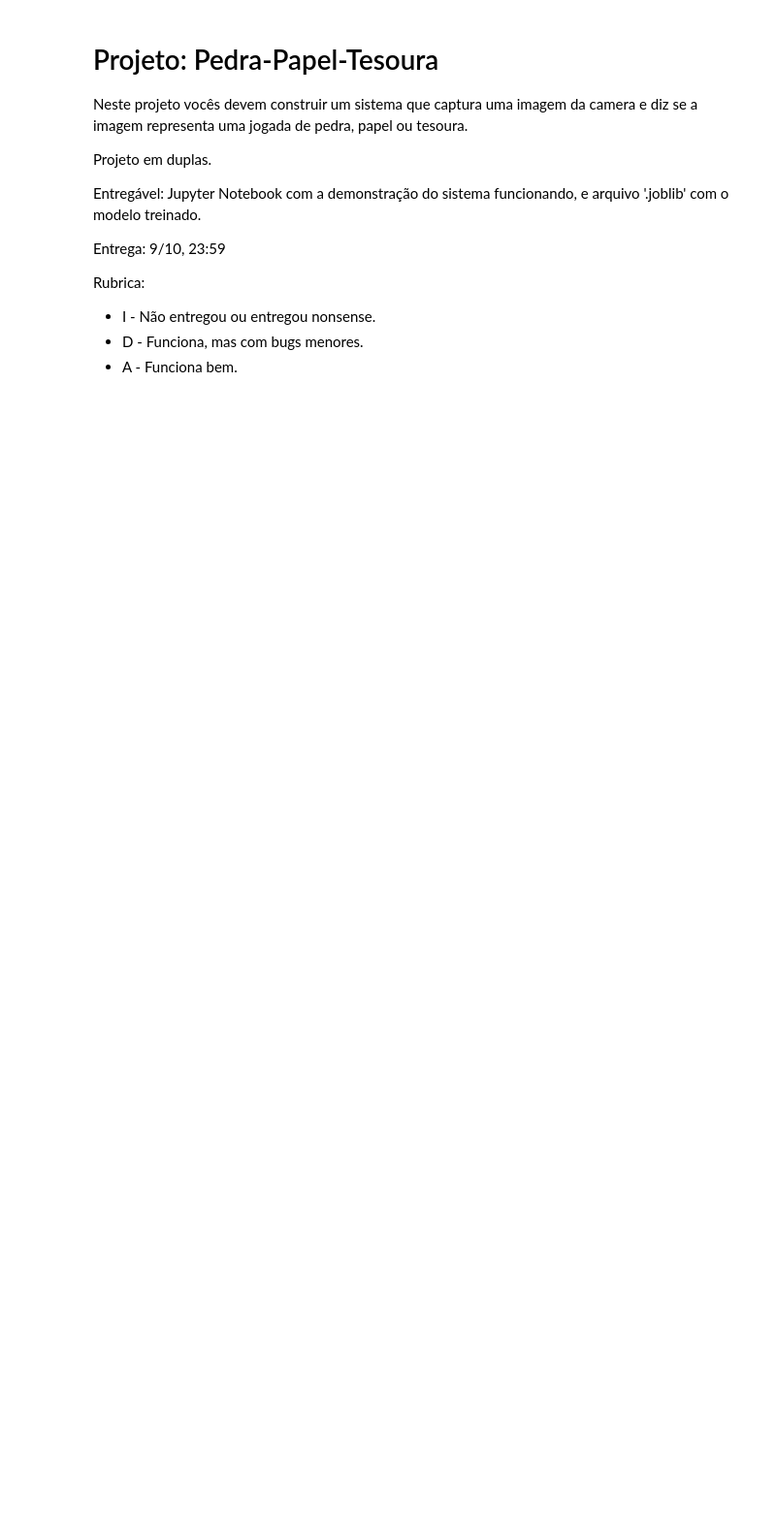
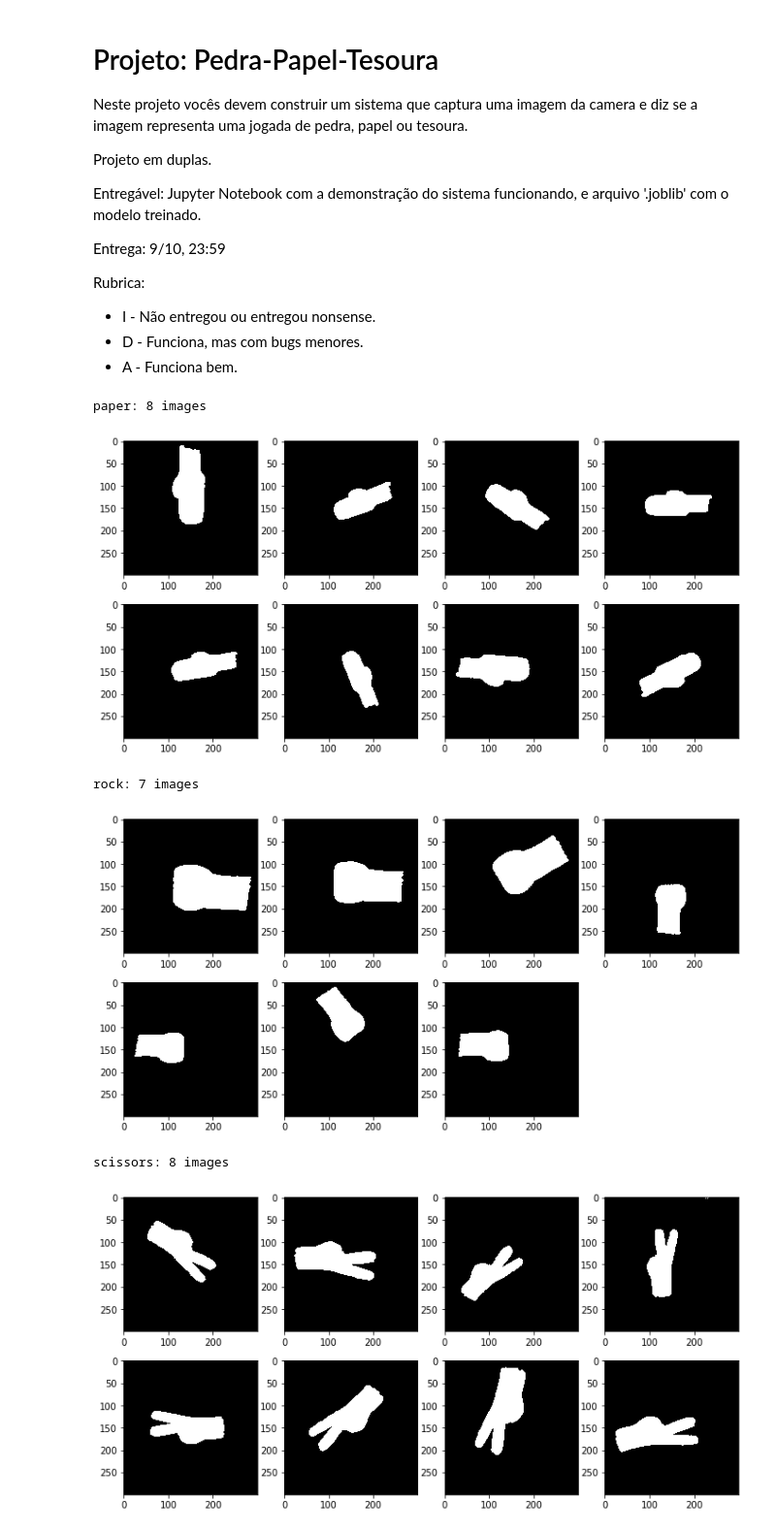
Before and after one commit to LiuSeeker/visao-computacional, a Jupyter notebook: projeto4/projeto4.ipynb, the cells around one changed output. Shown at 97% size. Drawn from its saved outputs; the diff is of its cells as text; code cells hidden in the pictures; blank space fills up the shorter version.

Commit message:
imagens trratadas

```diff
--- a/projeto4/projeto4.ipynb
+++ b/projeto4/projeto4.ipynb
@@ -51,3 +51,54 @@ Rubrica:
 - I - Não entregou ou entregou nonsense.
 - D - Funciona, mas com bugs menores.
 - A - Funciona bem.
+# %%
+import os
+import os.path
+import re
+from skimage.io import imread
+from skimage.color import rgb2hsv
+
+def read_images():
+    data_dir = os.path.join(os.getcwd(), 'RPS')
+    searcher = re.compile(r'^(.*)-(\d{1,2})\.png$')
+    imgs = {}
+    for name in os.listdir(data_dir):
+        match = searcher.search(name)
+        cat = match.group(1)
+        num = int(match.group(2))
+        img = imread(os.path.join(data_dir, name))
+
+        img_hsv = cv2.cvtColor(img, cv2.COLOR_BGR2HSV)
+
+        img_h = (img_hsv[:,:,0] >= 0) & (img_hsv[:,:,0] <= 50)
+        img_s = (img_hsv[:,:,1] >= 100) & (img_hsv[:,:,1] <= 255)
+        img_gray = img_h & img_s
+
+        if not cat in imgs:
+            imgs[cat] = []
+        imgs[cat].append(img_gray)
+    return imgs
+
+imgs_per_cat = read_images()
+# %%
+def show_images(imgs):
+    C = 4
+    N = len(imgs)
+    R = (N - 1)//C + 1
+
+    plt.figure(figsize=(C*3, R*3))
+    for k, img in enumerate(imgs):
+        plt.subplot(R, C, k+1)
+        plt.imshow(img[100:400, 180:480], cmap='gray')
+    plt.show()
+
+for cat, imgs in imgs_per_cat.items():
+    print(f'{cat}: {len(imgs)} images')
+    show_images(imgs)
+# %% [output]
+paper: 8 images
+[figure, added]
+rock: 7 images
+[figure, added]
+scissors: 8 images
+[figure, added]
```
Also changed, not shown: 23 other files.
